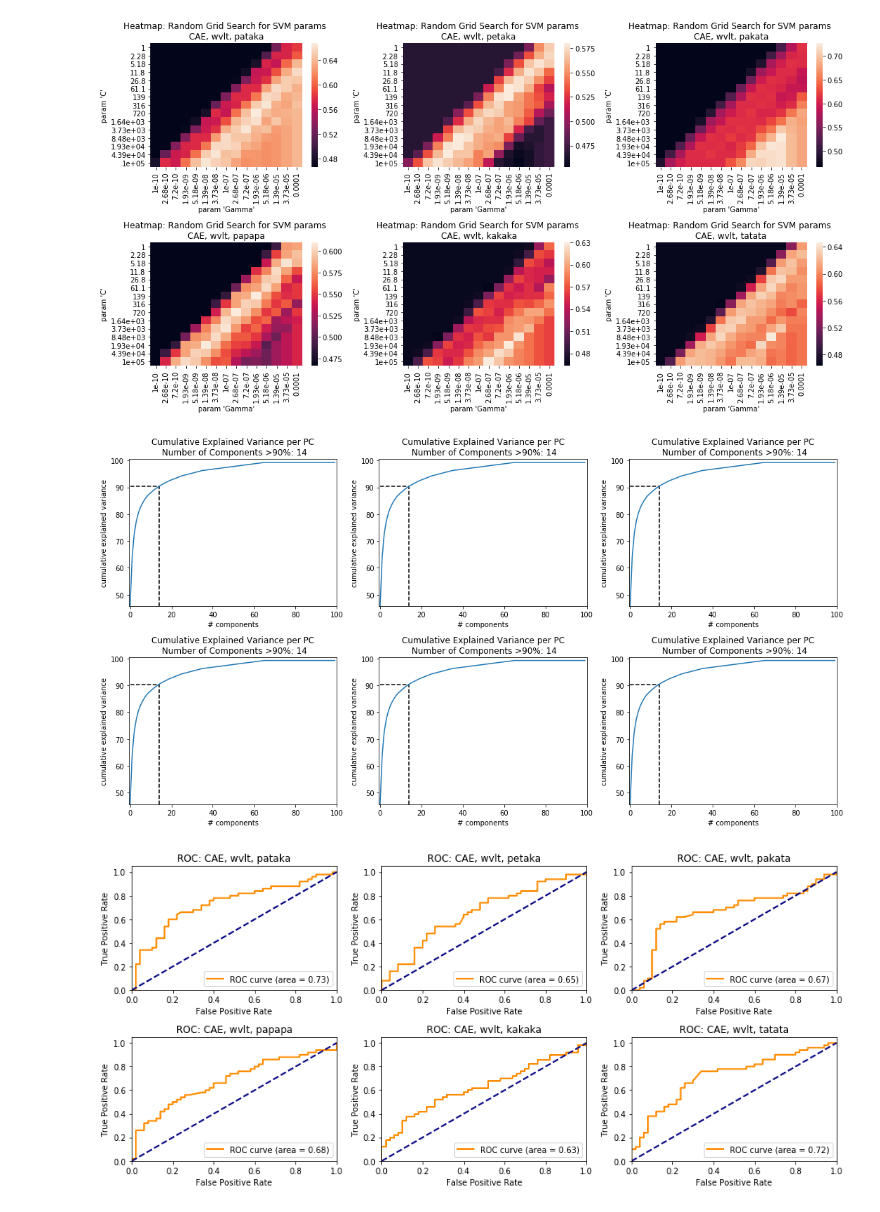
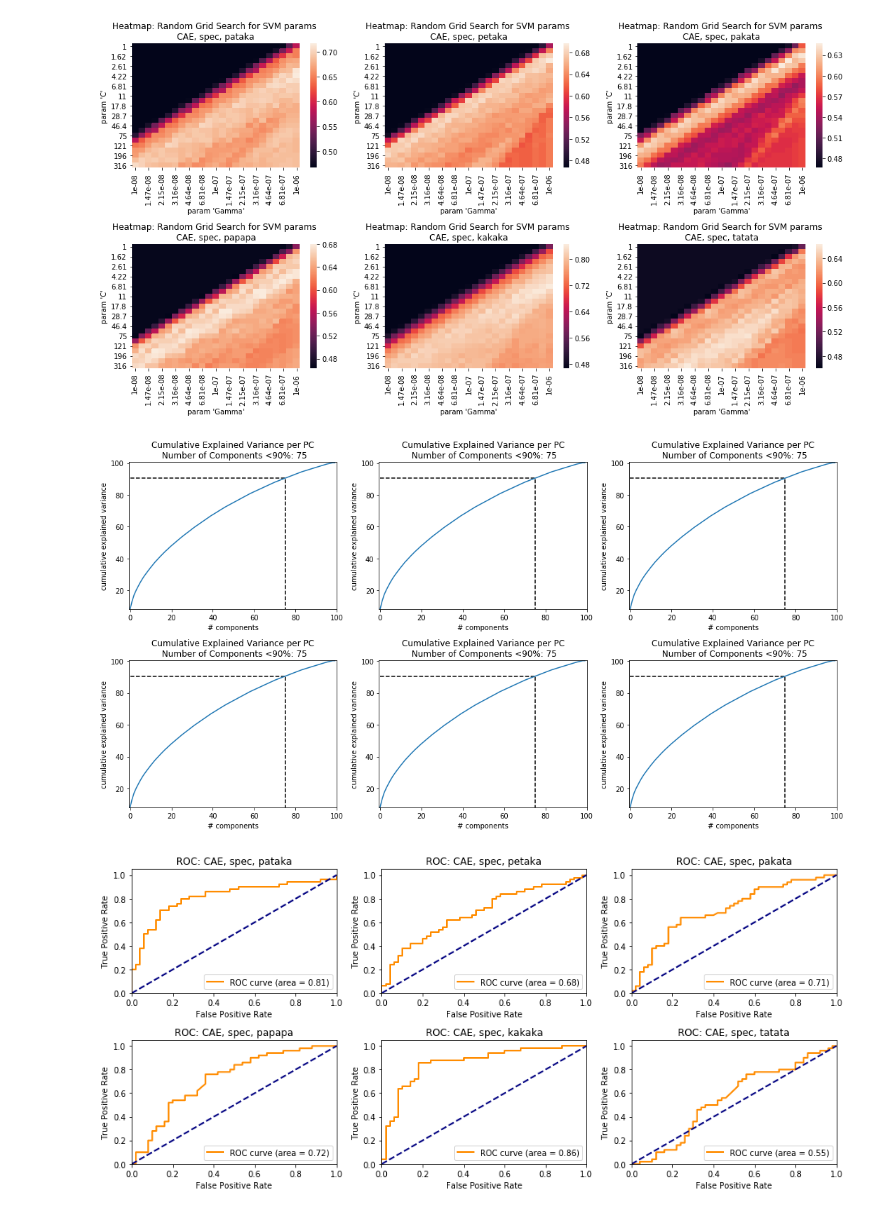
Before and after one commit to gjm311/aeternaSpeech, a Jupyter notebook: code/speechRepAnalysis/view_classRes_svm.ipynb, the cells around one changed output. Drawn from its saved outputs; the diff is of its cells as text; code cells hidden in the pictures.

```diff
--- a/code/speechRepAnalysis/view_classRes_svm.ipynb
+++ b/code/speechRepAnalysis/view_classRes_svm.ipynb
@@ -24,7 +24,7 @@ import joblib
 PATH=os.getcwd()
 
 mod="CAE"
-rep='wvlt'
+rep='spec'
 
 results_path=PATH+"/pdSpanish/classResults/svm/"+mod+'_'+rep+'Results.pkl'
 results=pd.read_pickle(results_path)
@@ -68,32 +68,32 @@ for uItr,utter in enumerate(UTTERS):
 
 plt.tight_layout()
 # %% [output]
-[figure, old version]
+[figure, new version]
 # %%
 """
 ADD choice number of pcs (>90% cumultive variance)
 """
 fig,ax=plt.subplots(2,3,figsize=(15,8))
 
 for uItr,utter in enumerate(UTTERS):
     row_itr=np.mod(uItr,2)
     col_itr=np.mod(uItr,3)
     pc_data=pd.read_pickle(PATH+"/pdSpanish/classResults/svm/params/"+mod+'_'+utter+'_'+rep+'_pc.pkl')
     x=min(np.where(pc_data.loc['pc_var']['pataka']>90)[0])
     y=pc_data.loc['pc_var']['pataka'][x]
 
     ax[row_itr][col_itr].plot(pc_data.loc['pc_var']['pataka'])
     ax[row_itr][col_itr].vlines(x, 0, y, linestyle="dashed")
     ax[row_itr][col_itr].hlines(y, 0, x, linestyle="dashed")
-    ax[row_itr][col_itr].set_title("Cumulative Explained Variance per PC\n Number of Components >90%: "+str(x))
+    ax[row_itr][col_itr].set_title("Cumulative Explained Variance per PC\n Number of Components <90%: "+str(x))
     ax[row_itr][col_itr].set_xlabel("# components")
     ax[row_itr][col_itr].set_ylabel("cumulative explained variance")
     ax[row_itr][col_itr].set_xlim([-.5, 100])
     ax[row_itr][col_itr].set_ylim([min(pc_data.loc['pc_var']['pataka']), 100.5])
 
 plt.tight_layout()
 # %% [output]
-[figure, old version]
+[figure, new version]
 # %%
 y_scores=np.zeros((100*len(UTTERS),2))
 y_tests=np.zeros((100*len(UTTERS),2))
@@ -138,7 +138,7 @@ for uItr,utter in enumerate(UTTERS):
 #     plt.show()
 plt.tight_layout()
 # %% [output]
-[figure, old version]
+[figure, new version]
 # %%
 fpr=dict()
 tpr=dict()
```
Also changed, not shown: parts of 7 cells of this notebook, 14 other files.
